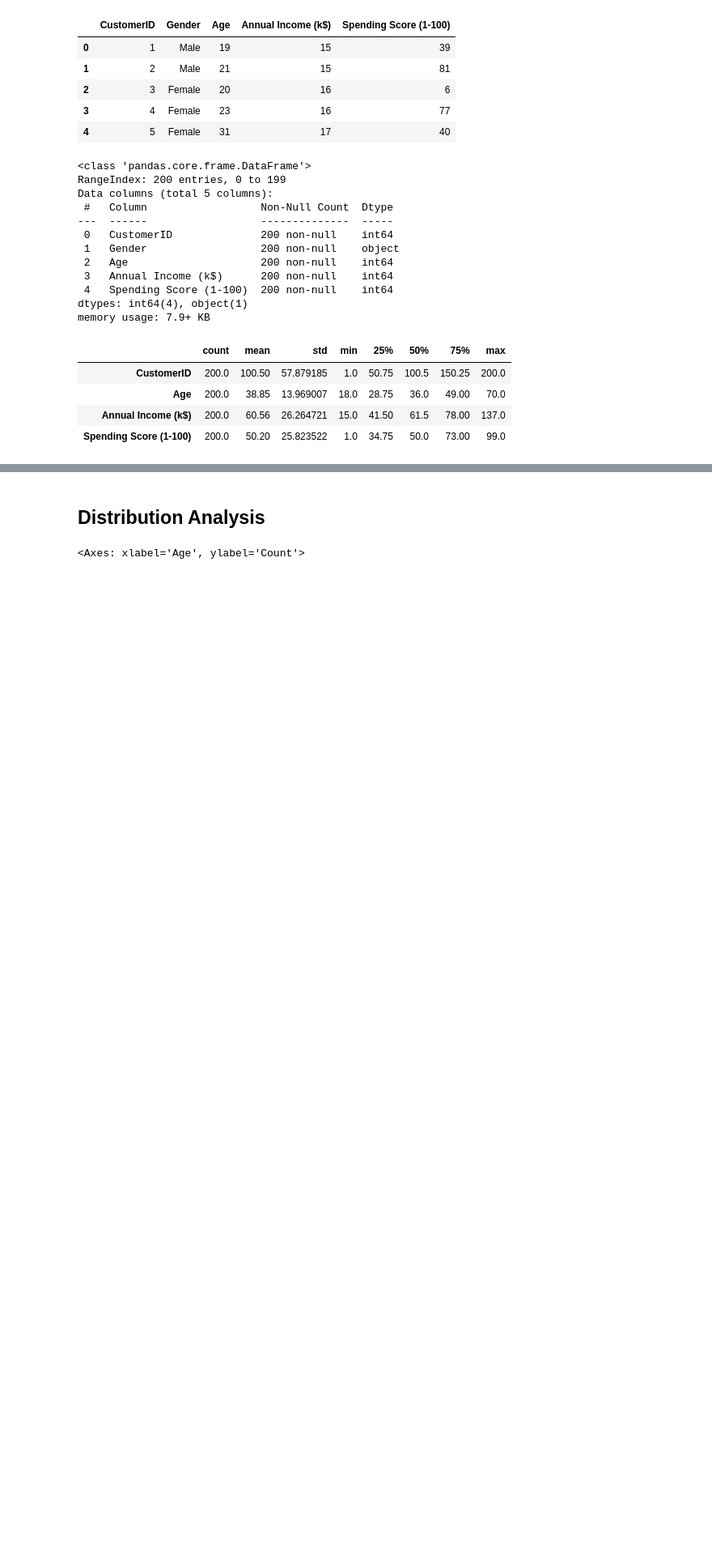
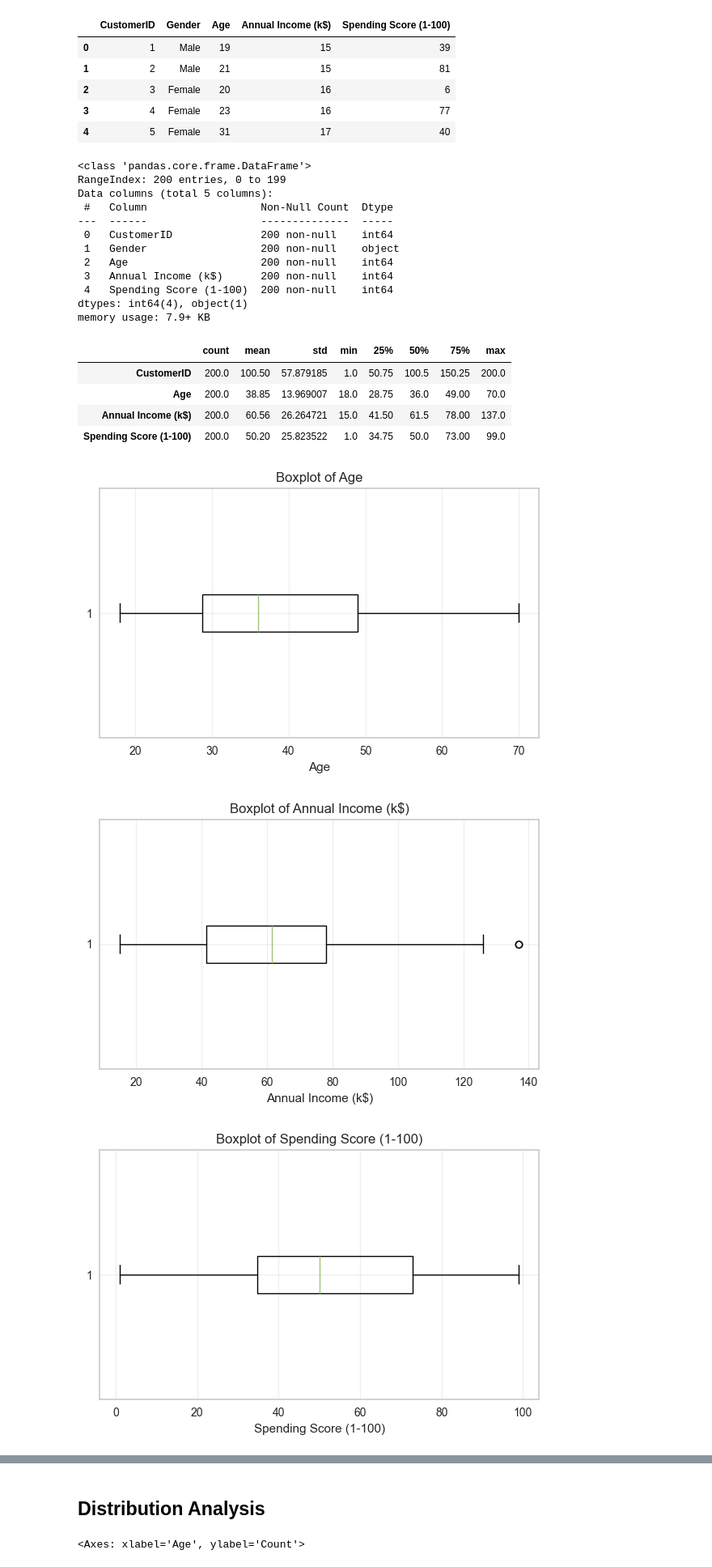
Before and after one commit to vince-gasimov/Machine-Learning, a Jupyter notebook: 18- Final Projects/Unsupervised Learning/Customers_Segmentation.ipynb, the cells around one changed output, grey strips where cells are left out. Shown at 81% size. Drawn from its saved outputs; the diff is of its cells as text; code cells hidden in the pictures; blank space fills up the shorter version.

```diff
--- a/18- Final Projects/Unsupervised Learning/Customers_Segmentation.ipynb
+++ b/18- Final Projects/Unsupervised Learning/Customers_Segmentation.ipynb
@@ -126,3 +126,17 @@ df.describe().T
 | Age | 200.0 | 38.85 | 13.969007 | 18.0 | 28.75 | 36.0 | 49.00 | 70.0 |
 | Annual Income (k$) | 200.0 | 60.56 | 26.264721 | 15.0 | 41.50 | 61.5 | 78.00 | 137.0 |
 | Spending Score (1-100) | 200.0 | 50.20 | 25.823522 | 1.0 | 34.75 | 50.0 | 73.00 | 99.0 |
+# %%
+numerical_cols = ['Age', 'Annual Income (k$)', 'Spending Score (1-100)']
+
+for col in numerical_cols:
+    plt.figure(figsize=(7,4))
+    plt.boxplot(df[col], vert=False)
+    plt.xlabel(col)
+    plt.title(f"Boxplot of {col}")
+    plt.grid(alpha=0.3)
+    plt.show()
+# %% [output]
+[figure, added]
+[figure, added]
+[figure, added]
```
Also changed, not shown: parts of 16 cells of this notebook, 2 other files.
